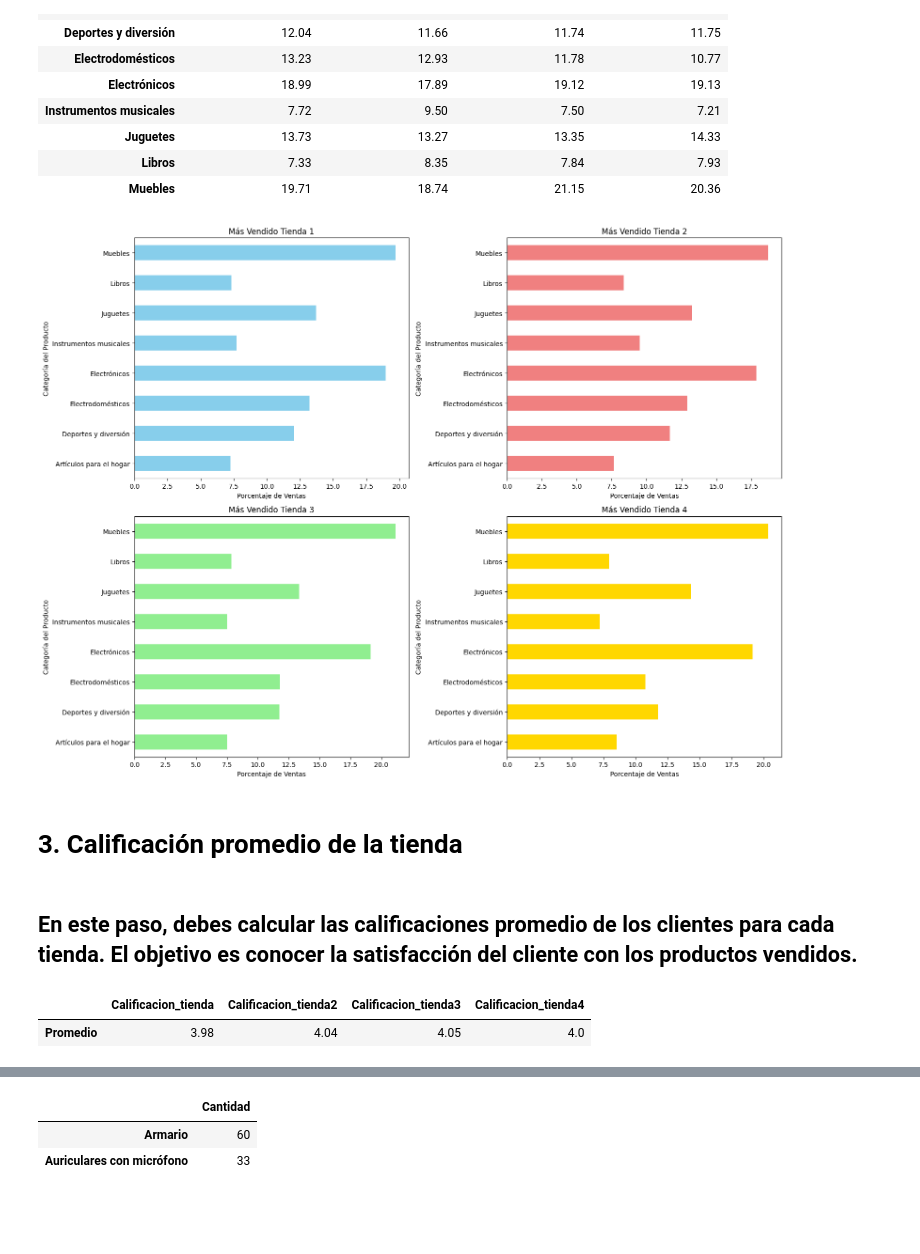
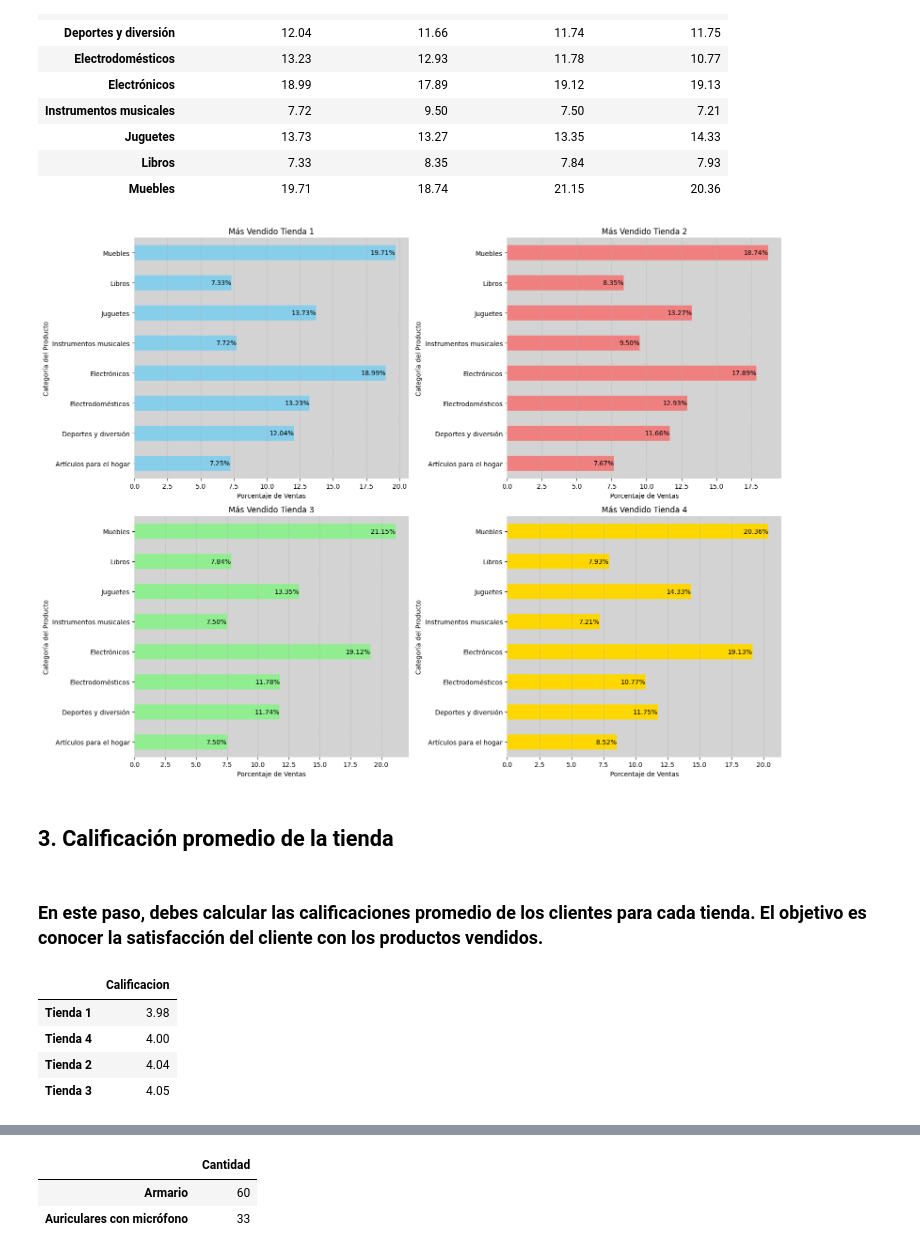
Before and after one commit to retutux-arch/Desaf-o_Alura_Store, a Jupyter notebook: AluraStoreLatam.ipynb, the cells around one changed output, grey strips where cells are left out. Drawn from its saved outputs; the diff is of its cells as text; code cells hidden in the pictures; blank space fills up the shorter version.

```diff
--- a/AluraStoreLatam.ipynb
+++ b/AluraStoreLatam.ipynb
@@ -112,26 +148,39 @@ df_populares
 # %%
 import matplotlib.pyplot as plt
 
 fig, axes = plt.subplots(nrows=2, ncols=2, figsize=(16, 12))
 
 df_populares['Mas_vendido_tienda_1'].plot(kind='barh', ax=axes[0, 0], title='Más Vendido Tienda 1', color='skyblue')
 df_populares['Mas_vendido_tienda_2'].plot(kind='barh', ax=axes[0, 1], title='Más Vendido Tienda 2', color='lightcoral')
 df_populares['Mas_vendido_tienda_3'].plot(kind='barh', ax=axes[1, 0], title='Más Vendido Tienda 3', color='lightgreen')
 df_populares['Mas_vendido_tienda_4'].plot(kind='barh', ax=axes[1, 1], title='Más Vendido Tienda 4', color='gold')
 
 for ax_row in axes:
     for ax in ax_row:
         ax.set_xlabel('Porcentaje de Ventas')
         ax.set_ylabel('Categoría del Producto')
+        ax.grid(axis='x', linestyle='--', alpha=0.7)
+        ax.set_facecolor('lightgray')
+        ax.tick_params(axis='x', colors='black')
+        ax.tick_params(axis='y', colors='black')
+        ax.spines['top'].set_visible(False)
+        ax.spines['right'].set_visible(False)
+        ax.spines['bottom'].set_visible(False)
+        ax.spines['left'].set_visible(False)
+        ax.legend().remove()
+        for p in ax.patches:
+            ax.annotate(f'{p.get_width():.2f}%',
+                          (p.get_width(), p.get_y() +  p.get_height() / 2),
+                           ha='right', va='center', color='black')
 
 plt.tight_layout()
 plt.show()
 # %% [output]
-[figure, old version]
+[figure, new version]
 # %% [markdown]
-# 3. Calificación promedio de la tienda
+## 3. Calificación promedio de la tienda
 # %% [markdown]
-## En este paso, debes calcular las calificaciones promedio de los clientes para cada tienda. El objetivo es conocer la satisfacción del cliente con los productos vendidos.
+### En este paso, debes calcular las calificaciones promedio de los clientes para cada tienda. El objetivo es conocer la satisfacción del cliente con los productos vendidos.
 # %%
 import pandas as pd
 
@@ -139,12 +188,18 @@ calificacion_tienda = tienda['Calificación'].mean()
 calificacion_tienda2 = tienda2['Calificación'].mean()
 calificacion_tienda3 = tienda3['Calificación'].mean()
 calificacion_tienda4 = tienda4['Calificación'].mean()
-calificaciones_tiendas = pd.DataFrame({'Calificacion_tienda': calificacion_tienda,
-                                       'Calificacion_tienda2': calificacion_tienda2,
-                                       'Calificacion_tienda3': calificacion_tienda3,
-                                       'Calificacion_tienda4': calificacion_tienda4,},
-                                      index=['Promedio']).round(2)
-calificaciones_tiendas
+df_nota_promedio = pd.DataFrame({'Calificacion': [calificacion_tienda,
+                                                  calificacion_tienda2,
+                                                  calificacion_tienda3,
+                                                  calificacion_tienda4]},
+                                      index=['Tienda 1', 'Tienda 2',
+                                          'Tienda 3', 'Tienda 4']).round(2)
+
+df_nota_promedio = df_nota_promedio.sort_values(by='Calificacion', ascending=True)
+df_nota_promedio
 # %% [output]
-|  | Calificacion_tienda | Calificacion_tienda2 | Calificacion_tienda3 | Calificacion_tienda4 |
-| Promedio | 3.98 | 4.04 | 4.05 | 4.0 |
+|  | Calificacion |
+| Tienda 1 | 3.98 |
+| Tienda 4 | 4.00 |
+| Tienda 2 | 4.04 |
+| Tienda 3 | 4.05 |
```
Also changed, not shown: parts of 19 cells of this notebook.
